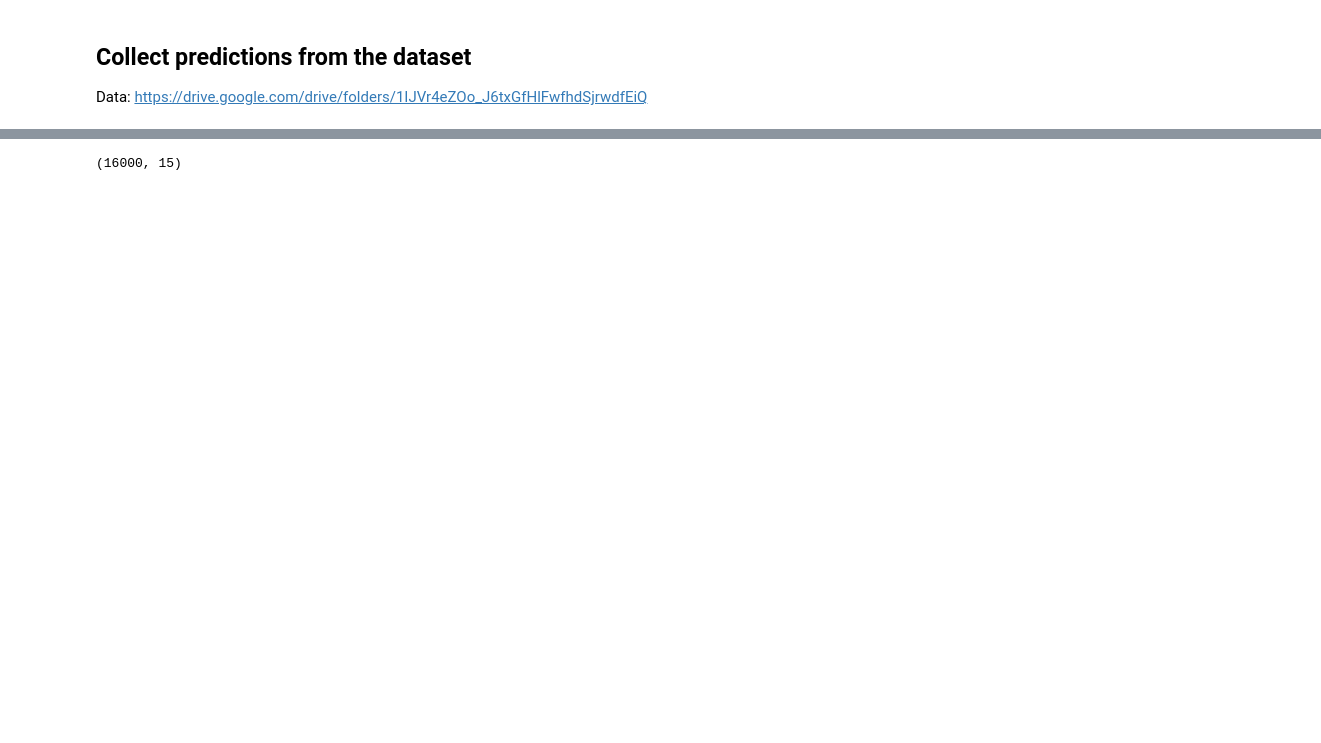
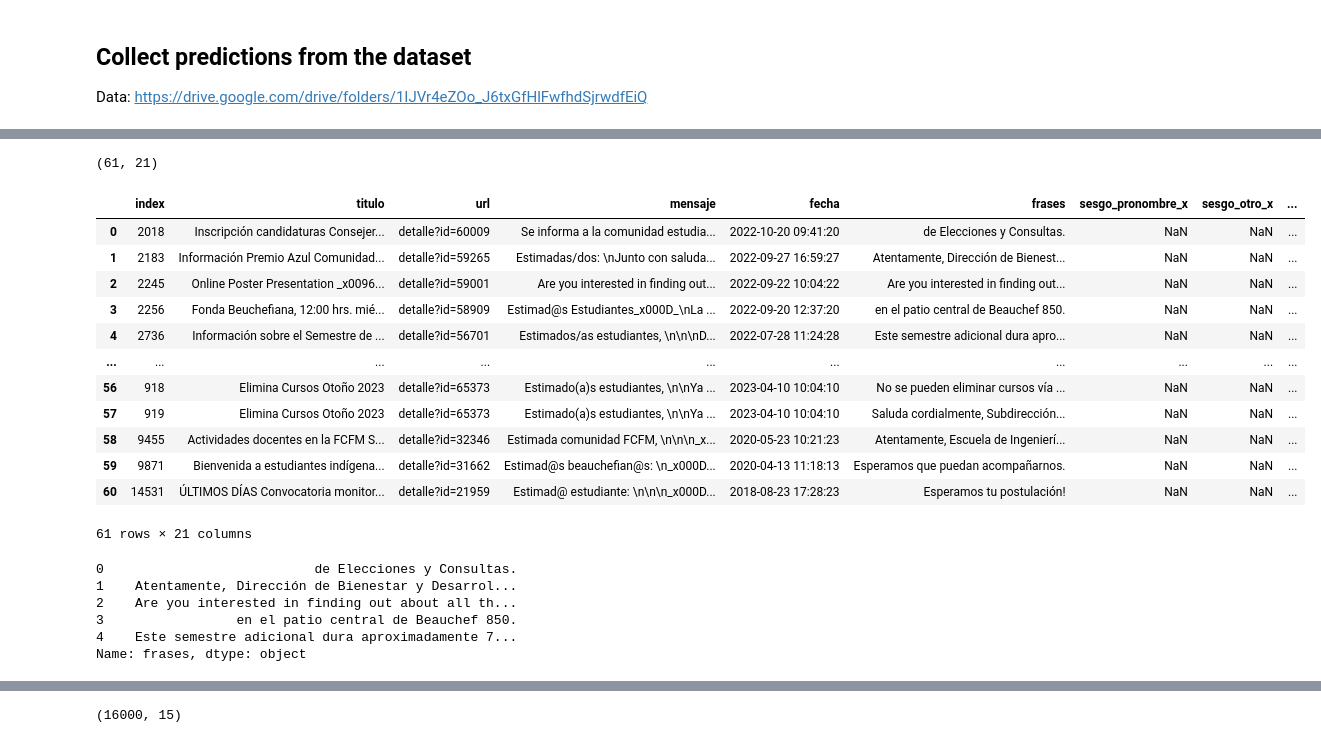
Before and after one commit to alcazar90/spanish-gender-debias, a Jupyter notebook: notebooks/agent/agent.ipynb, the cells around one changed output, grey strips where cells are left out. Saved outputs shown, nothing was run; the diff lists cells and outputs as text; code cells hidden in the pictures; blank space fills up the shorter version.

```diff
--- a/notebooks/agent/agent.ipynb
+++ b/notebooks/agent/agent.ipynb
@@ -87,0 +139,31 @@ Data: https://drive.google.com/drive/folders/1IJVr4eZOo_J6txGfHlFwfhdSjrwdfEiQ
+# %%
+# combined_df.frases
+right_df = combined_df.merge(test_df, left_on='frases', right_on='input', how='inner')
+right_df.shape
+# %% [output]
+(61, 21)
+# %%
+right_df
+# %% [output]
+|  | index | titulo | url | mensaje | fecha | frases | sesgo_pronombre_x | sesgo_otro_x | ... |
+| 0 | 2018 | Inscripción candidaturas Consejer... | detalle?id=60009 | Se informa a la comunidad estudia... | 2022-10-20 09:41:20 | de Elecciones y Consultas. | NaN | NaN | ... |
+| 1 | 2183 | Información Premio Azul Comunidad... | detalle?id=59265 | Estimadas/dos: \nJunto con saluda... | 2022-09-27 16:59:27 | Atentamente, Dirección de Bienest... | NaN | NaN | ... |
+| 2 | 2245 | Online Poster Presentation _x0096... | detalle?id=59001 | Are you interested in finding out... | 2022-09-22 10:04:22 | Are you interested in finding out... | NaN | NaN | ... |
+| 3 | 2256 | Fonda Beuchefiana, 12:00 hrs. mié... | detalle?id=58909 | Estimad@s Estudiantes_x000D_\nLa ... | 2022-09-20 12:37:20 | en el patio central de Beauchef 850. | NaN | NaN | ... |
+| 4 | 2736 | Información sobre el Semestre de ... | detalle?id=56701 | Estimados/as estudiantes, \n\n\nD... | 2022-07-28 11:24:28 | Este semestre adicional dura apro... | NaN | NaN | ... |
+| ... | ... | ... | ... | ... | ... | ... | ... | ... | ... |
+| 56 | 918 | Elimina Cursos Otoño 2023 | detalle?id=65373 | Estimado(a)s estudiantes, \n\nYa ... | 2023-04-10 10:04:10 | No se pueden eliminar cursos vía ... | NaN | NaN | ... |
+| 57 | 919 | Elimina Cursos Otoño 2023 | detalle?id=65373 | Estimado(a)s estudiantes, \n\nYa ... | 2023-04-10 10:04:10 | Saluda cordialmente, Subdirección... | NaN | NaN | ... |
+| 58 | 9455 | Actividades docentes en la FCFM S... | detalle?id=32346 | Estimada comunidad FCFM, \n\n\n_x... | 2020-05-23 10:21:23 | Atentamente, Escuela de Ingenierí... | NaN | NaN | ... |
+| 59 | 9871 | Bienvenida a estudiantes indígena... | detalle?id=31662 | Estimad@s beauchefian@s: \n_x000D... | 2020-04-13 11:18:13 | Esperamos que puedan acompañarnos. | NaN | NaN | ... |
+| 60 | 14531 | ÚLTIMOS DÍAS Convocatoria monitor... | detalle?id=21959 | Estimad@ estudiante: \n\n\n_x000D... | 2018-08-23 17:28:23 | Esperamos tu postulación! | NaN | NaN | ... |
+61 rows × 21 columns
+# %%
+print(right_df.frases.head(n=5))
+# %% [output]
+0                           de Elecciones y Consultas.
+1    Atentamente, Dirección de Bienestar y Desarrol...
+2    Are you interested in finding out about all th...
+3                 en el patio central de Beauchef 850.
+4    Este semestre adicional dura aproximadamente 7...
+Name: frases, dtype: object
```
Also changed, not shown: parts of 10 cells of this notebook, 5 other files.
